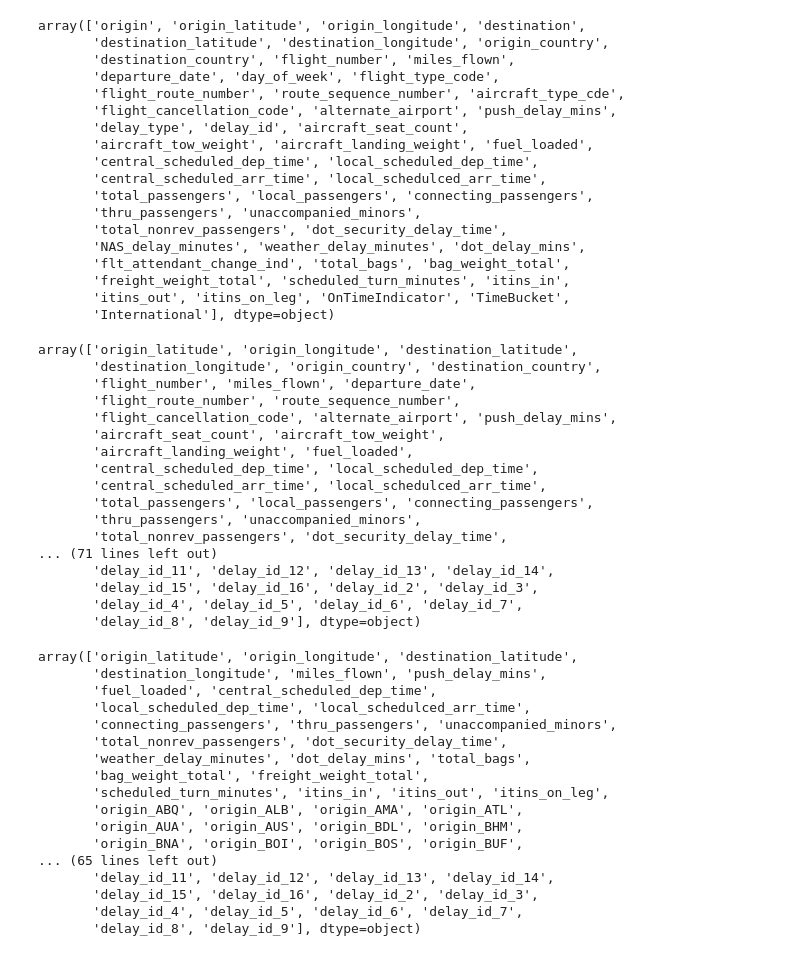
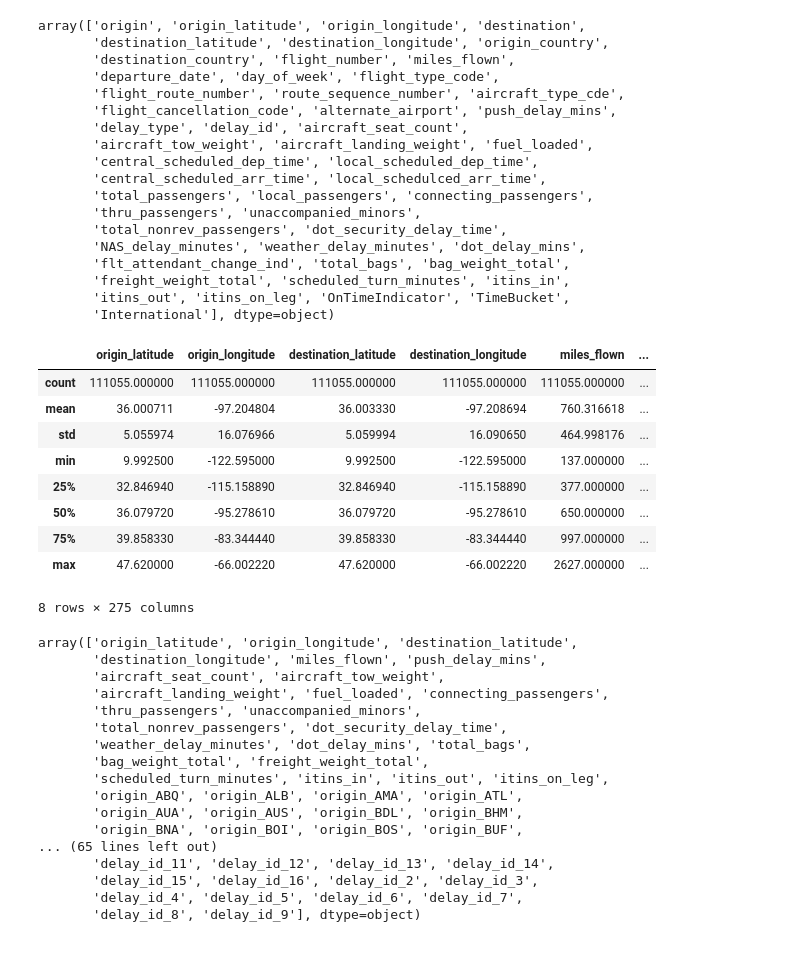
Before and after one commit to dpmurraygt/OnTime, a Jupyter notebook: On Time Performance.ipynb, the cells around one changed output. Cells and saved outputs as stored; diff of their text form; code cells hidden in the pictures.

```diff
--- a/On Time Performance.ipynb
+++ b/On Time Performance.ipynb
@@ -297,35 +298,30 @@ array(['origin', 'origin_latitude', 'origin_longitude', 'destination',
 cols_to_encode = ['origin', 'destination', 'aircraft_type_cde', 'day_of_week', 'TimeBucket',
                   'flight_type_code', 'flt_attendant_change_ind', 'International', 'delay_type', 'delay_id']
 OnTime = pd.get_dummies(OnTime,columns = cols_to_encode)
-# %%
-OnTime.columns.values
-# %% [output]
-array(['origin_latitude', 'origin_longitude', 'destination_latitude',
-       'destination_longitude', 'origin_country', 'destination_country',
-       'flight_number', 'miles_flown', 'departure_date',
-       'flight_route_number', 'route_sequence_number',
-       'flight_cancellation_code', 'alternate_airport', 'push_delay_mins',
-       'aircraft_seat_count', 'aircraft_tow_weight',
-       'aircraft_landing_weight', 'fuel_loaded',
-       'central_scheduled_dep_time', 'local_scheduled_dep_time',
-       'central_scheduled_arr_time', 'local_schedulced_arr_time',
-       'total_passengers', 'local_passengers', 'connecting_passengers',
-       'thru_passengers', 'unaccompanied_minors',
-       'total_nonrev_passengers', 'dot_security_delay_time',
-... (71 lines left out)
-       'delay_id_11', 'delay_id_12', 'delay_id_13', 'delay_id_14',
-       'delay_id_15', 'delay_id_16', 'delay_id_2', 'delay_id_3',
-       'delay_id_4', 'delay_id_5', 'delay_id_6', 'delay_id_7',
-       'delay_id_8', 'delay_id_9'], dtype=object)
+# %%
+OnTime.describe()
+# %% [output]
+|  | origin_latitude | origin_longitude | destination_latitude | destination_longitude | miles_flown | ... |
+| count | 111055.000000 | 111055.000000 | 111055.000000 | 111055.000000 | 111055.000000 | ... |
+| mean | 36.000711 | -97.204804 | 36.003330 | -97.208694 | 760.316618 | ... |
+| std | 5.055974 | 16.076966 | 5.059994 | 16.090650 | 464.998176 | ... |
+| min | 9.992500 | -122.595000 | 9.992500 | -122.595000 | 137.000000 | ... |
+| 25% | 32.846940 | -115.158890 | 32.846940 | -115.158890 | 377.000000 | ... |
+| 50% | 36.079720 | -95.278610 | 36.079720 | -95.278610 | 650.000000 | ... |
+| 75% | 39.858330 | -83.344440 | 39.858330 | -83.344440 | 997.000000 | ... |
+| max | 47.620000 | -66.002220 | 47.620000 | -66.002220 | 2627.000000 | ... |
+8 rows × 275 columns
 # %%
 #Define our X and Y Sets
 
 #Y set:
-Y=OnTime['OnTimeIndicator']
+Y=np.array(OnTime['OnTimeIndicator'])
 
 
 
-columnstotake=np.r_[1, 2, 3, 4, 8, 14, 18, 19, 20, 22, 25:30, 31:40, 41:285]
+columnstotake=np.r_[1, 2, 3, 4, 8, 14, 15, 16, 17, 18, 25:30, 31:40, 41:285]
+#columnstotake=np.r_[1, 2, 3, 4, 8, 14, 15, 16, 17, 18, 25:30]
+
 columnstotake = columnstotake - 1
 
 #X Set:
@@ -335,9 +331,9 @@ X.columns.values
 # %% [output]
 array(['origin_latitude', 'origin_longitude', 'destination_latitude',
        'destination_longitude', 'miles_flown', 'push_delay_mins',
-       'fuel_loaded', 'central_scheduled_dep_time',
-       'local_scheduled_dep_time', 'local_schedulced_arr_time',
-       'connecting_passengers', 'thru_passengers', 'unaccompanied_minors',
+       'aircraft_seat_count', 'aircraft_tow_weight',
+       'aircraft_landing_weight', 'fuel_loaded', 'connecting_passengers',
+       'thru_passengers', 'unaccompanied_minors',
        'total_nonrev_passengers', 'dot_security_delay_time',
        'weather_delay_minutes', 'dot_delay_mins', 'total_bags',
        'bag_weight_total', 'freight_weight_total',
```
Also changed, not shown: parts of 9 cells of this notebook.
